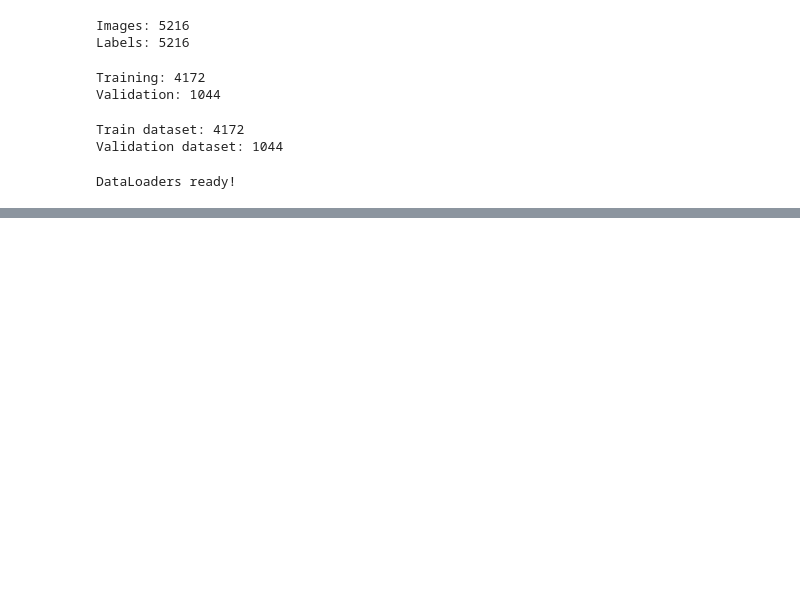
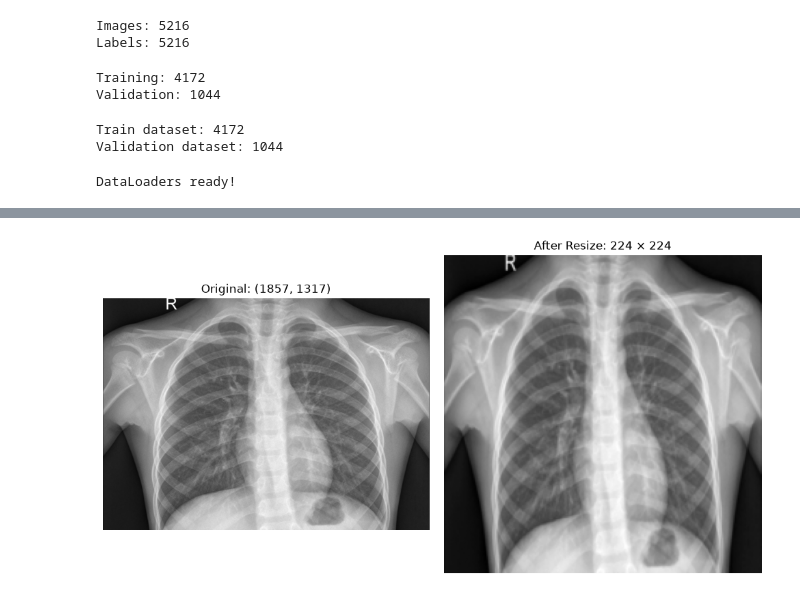
Before and after one commit to anubhavsingh23906-code/chest-xray-ai, a Jupyter notebook: Untitled.ipynb, the cells around one changed output, grey strips where cells are left out. Cells and saved outputs as stored; diff of their text form; code cells hidden in the pictures; blank space fills up the shorter version.

```diff
--- a/Untitled.ipynb
+++ b/Untitled.ipynb
@@ -373,0 +1124,23 @@ DataLoaders ready!
+# %%
+sample_path = test_normal[0]
+
+original = Image.open(sample_path).convert("L")
+
+resized = transform(original)
+
+resized_image = resized.squeeze(0).numpy()
+
+fig, axes = plt.subplots(1, 2, figsize=(10, 5))
+
+axes[0].imshow(original, cmap="gray")
+axes[0].set_title(f"Original: {original.size}")
+axes[0].axis("off")
+
+axes[1].imshow(resized_image, cmap="gray")
+axes[1].set_title("After Resize: 224 × 224")
+axes[1].axis("off")
+
+plt.tight_layout()
+plt.show()
+# %% [output]
+[figure, added]
```
Also changed, not shown: parts of 32 cells of this notebook.
